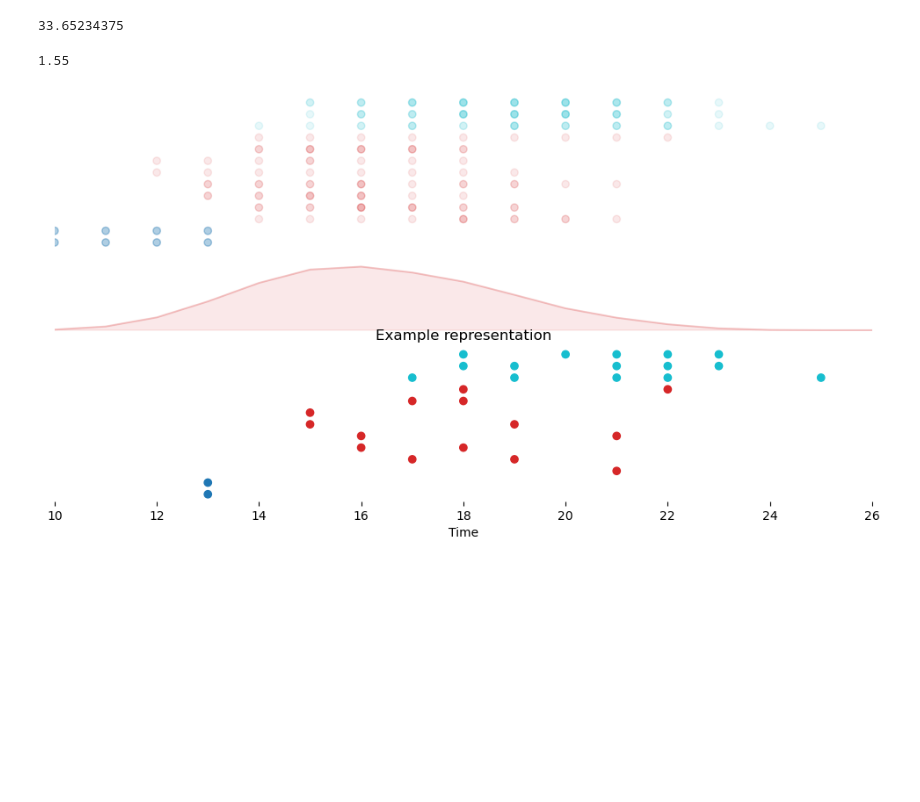
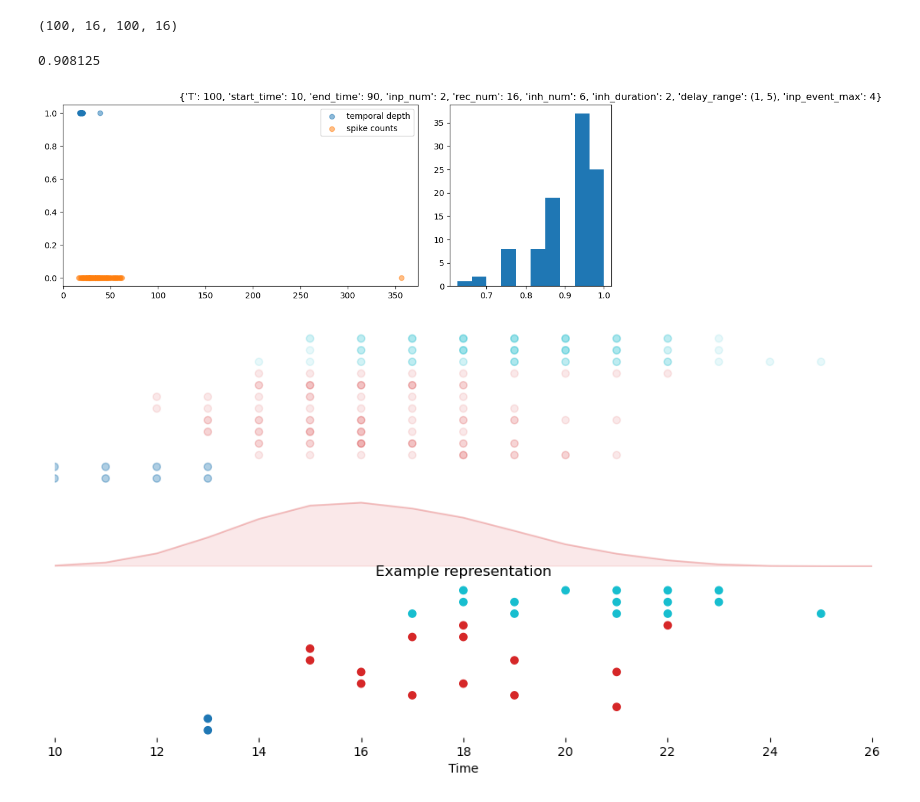
Before and after one commit to CosmicSurgery/thesis_notebooks, a Jupyter notebook: 2023.06.21 - Spiking Neural Network Circuits/2023.06.23 - Modelling Spiking Motifs Input, Recurrency, Inhibition.ipynb, the cells around one changed output. Cells and saved outputs as stored; diff of their text form; code cells hidden in the pictures; blank space fills up the shorter version.

```diff
--- a/2023.06.21 - Spiking Neural Network Circuits/2023.06.23 - Modelling Spiking Motifs Input, Recurrency, Inhibition.ipynb
+++ b/2023.06.21 - Spiking Neural Network Circuits/2023.06.23 - Modelling Spiking Motifs Input, Recurrency, Inhibition.ipynb
@@ -107,21 +101,11 @@ def calc_reps(T, start_time, end_time, inp_num, rec_num, inh_num, inh_duration,
-# %%
-np.var(evoked_spikes_num)
-# %% [output]
-33.65234375
-# %%
-all_rec_events.shape
-test = np.sum(all_rec_events,axis=1)
-np.mean(test[test!=0])
-# %% [output]
-1.55
 # %%
 
 T = 100 # miliseconds of simulation time
 start_time=10
 end_time=90
 inp_num = 2
-rec_num = 8
-inh_num = 3
+rec_num = 16
+inh_num = 6
 inh_duration = 2
 delay_range=(1,5)
 inp_event_max=4
@@ -137,6 +121,35 @@ params = {
     'delay_range':delay_range,
     'inp_event_max':inp_event_max
 }
+
+colors = np.array(['#1f77b4', '#1f77b4', '#1f77b4', '#d62728', '#d62728', '#d62728', '#d62728', '#d62728', '#d62728', '#17becf'])
+colors = np.array(inp_num*['#1f77b4'] + rec_num*['#d62728'] + inh_num*['#17becf'])
+# %%
+trials = 100
+
+all_rec_events=np.zeros((trials,inp_event_max**inp_num, T,rec_num))
+evoked_spikes=np.zeros((trials))
+temporal_depth=np.zeros((trials))
+spike_counts=np.zeros((trials))
+unique_signatures=np.zeros((trials))
+print(all_rec_events.shape)
+
+for trial in tqdm(range(trials)):
+    all_rec_events[trial,...], temporal_depth[trial], spike_counts[trial], unique_signatures[trial] = calc_reps(**params)
+# %% [output]
+(100, 16, 100, 16)
+# %%
+fig,ax = plt.subplot_mosaic('AAB',figsize=(12,4))
+ax['A'].scatter(temporal_depth,1+np.zeros_like(temporal_depth),alpha=0.5,label="temporal depth")
+ax['A'].scatter(spike_counts,np.zeros_like(spike_counts),alpha=0.5,label="spike counts")
+ax['A'].legend()
+ax['B'].hist(unique_signatures)
+print(np.mean(unique_signatures))
+plt.title(params)
+plt.show()
+# %% [output]
+0.908125
+[figure, added]
 # %%
 %matplotlib inline
 fig,ax = plt.subplot_mosaic('A;A;B;C;C',figsize=(12,6))
```
Also changed, not shown: parts of 3 cells of this notebook.
